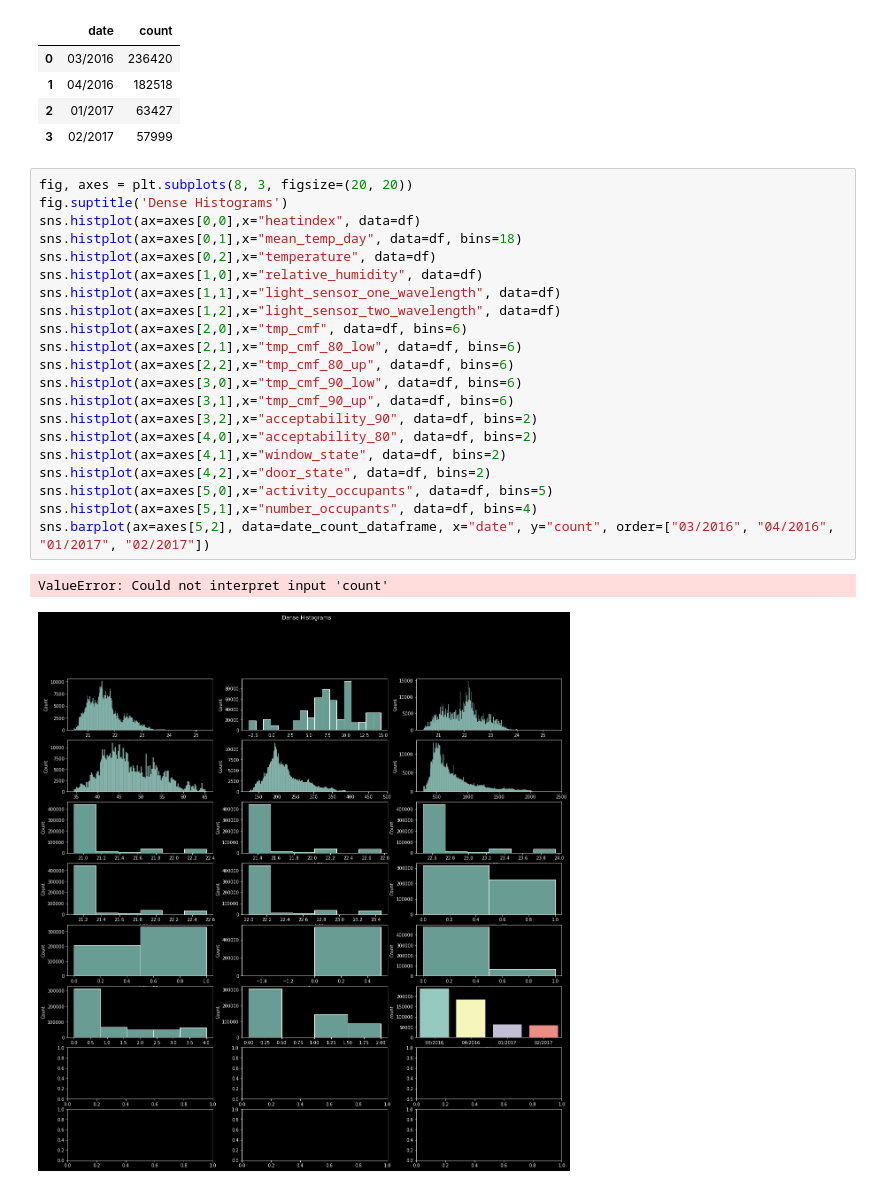
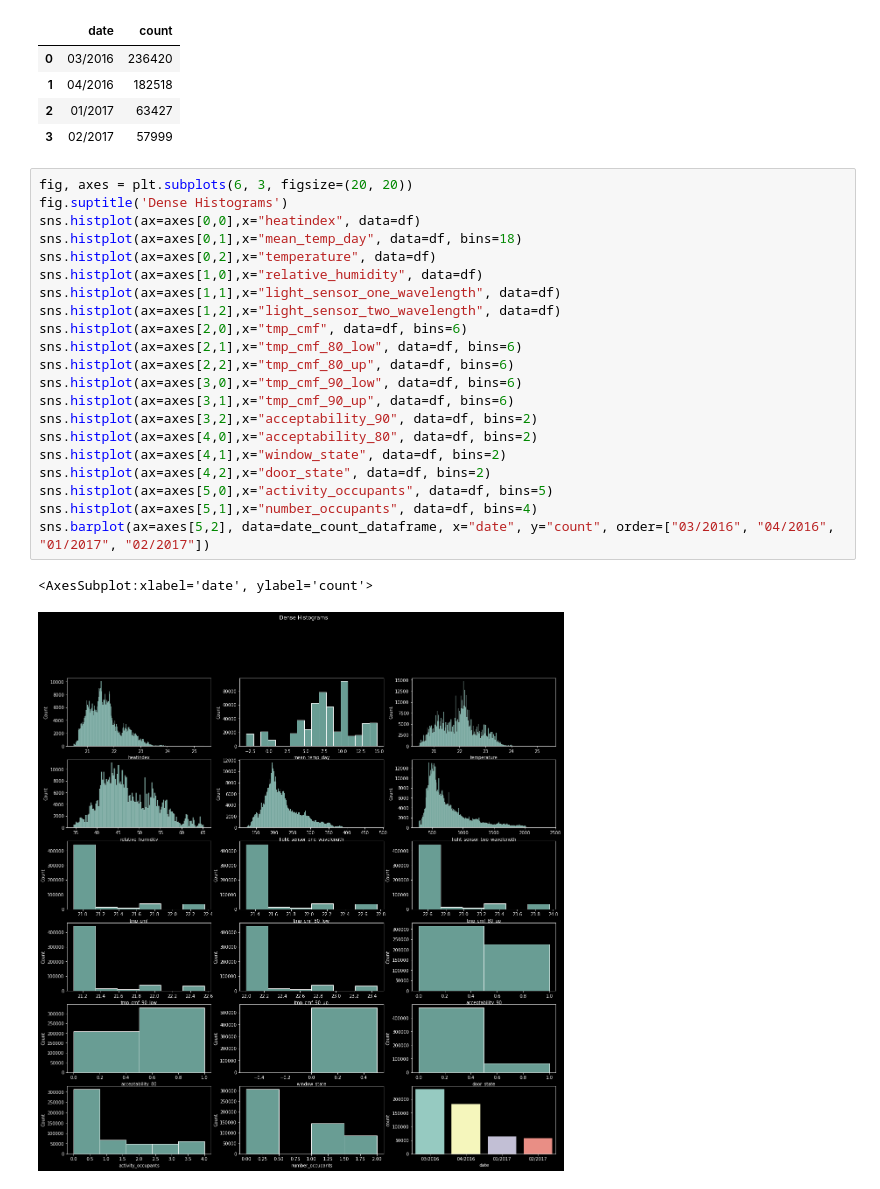
Before and after one commit to AvansETI/SmartGridAI, a Jupyter notebook: B4B Human Wellbeing Prediction/data_analysis/univariate_analysis_dense.ipynb, the cells around one changed output. Cells and saved outputs as stored; diff of their text form.

```diff
--- a/B4B Human Wellbeing Prediction/data_analysis/univariate_analysis_dense.ipynb
+++ b/B4B Human Wellbeing Prediction/data_analysis/univariate_analysis_dense.ipynb
@@ -43,26 +45,26 @@ date_count_dataframe.head()
 | 2 | 01/2017 | 63427 |
 | 3 | 02/2017 | 57999 |
 # %%
-fig, axes = plt.subplots(8, 3, figsize=(20, 20))
+fig, axes = plt.subplots(6, 3, figsize=(20, 20))
 fig.suptitle('Dense Histograms')
 sns.histplot(ax=axes[0,0],x="heatindex", data=df)
 sns.histplot(ax=axes[0,1],x="mean_temp_day", data=df, bins=18)
 sns.histplot(ax=axes[0,2],x="temperature", data=df)
 sns.histplot(ax=axes[1,0],x="relative_humidity", data=df)
 sns.histplot(ax=axes[1,1],x="light_sensor_one_wavelength", data=df)
 sns.histplot(ax=axes[1,2],x="light_sensor_two_wavelength", data=df)
 sns.histplot(ax=axes[2,0],x="tmp_cmf", data=df, bins=6)
 sns.histplot(ax=axes[2,1],x="tmp_cmf_80_low", data=df, bins=6)
 sns.histplot(ax=axes[2,2],x="tmp_cmf_80_up", data=df, bins=6)
 sns.histplot(ax=axes[3,0],x="tmp_cmf_90_low", data=df, bins=6)
 sns.histplot(ax=axes[3,1],x="tmp_cmf_90_up", data=df, bins=6)
 sns.histplot(ax=axes[3,2],x="acceptability_90", data=df, bins=2)
 sns.histplot(ax=axes[4,0],x="acceptability_80", data=df, bins=2)
 sns.histplot(ax=axes[4,1],x="window_state", data=df, bins=2)
 sns.histplot(ax=axes[4,2],x="door_state", data=df, bins=2)
 sns.histplot(ax=axes[5,0],x="activity_occupants", data=df, bins=5)
 sns.histplot(ax=axes[5,1],x="number_occupants", data=df, bins=4)
 sns.barplot(ax=axes[5,2], data=date_count_dataframe, x="date", y="count", order=["03/2016", "04/2016", "01/2017", "02/2017"])
 # %% [output]
-ValueError: Could not interpret input 'count'
+<AxesSubplot:xlabel='date', ylabel='count'>
-[figure, old version]
+[figure, new version]
```
Also changed, not shown: parts of 3 cells of this notebook, 1 other file.
